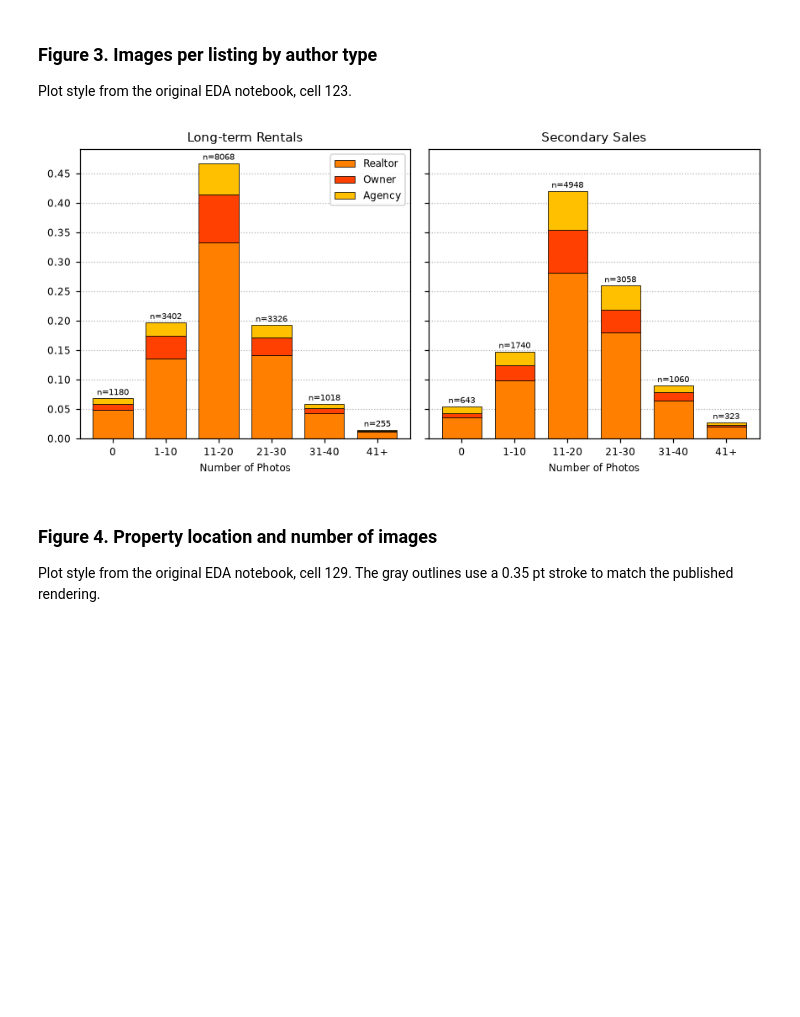
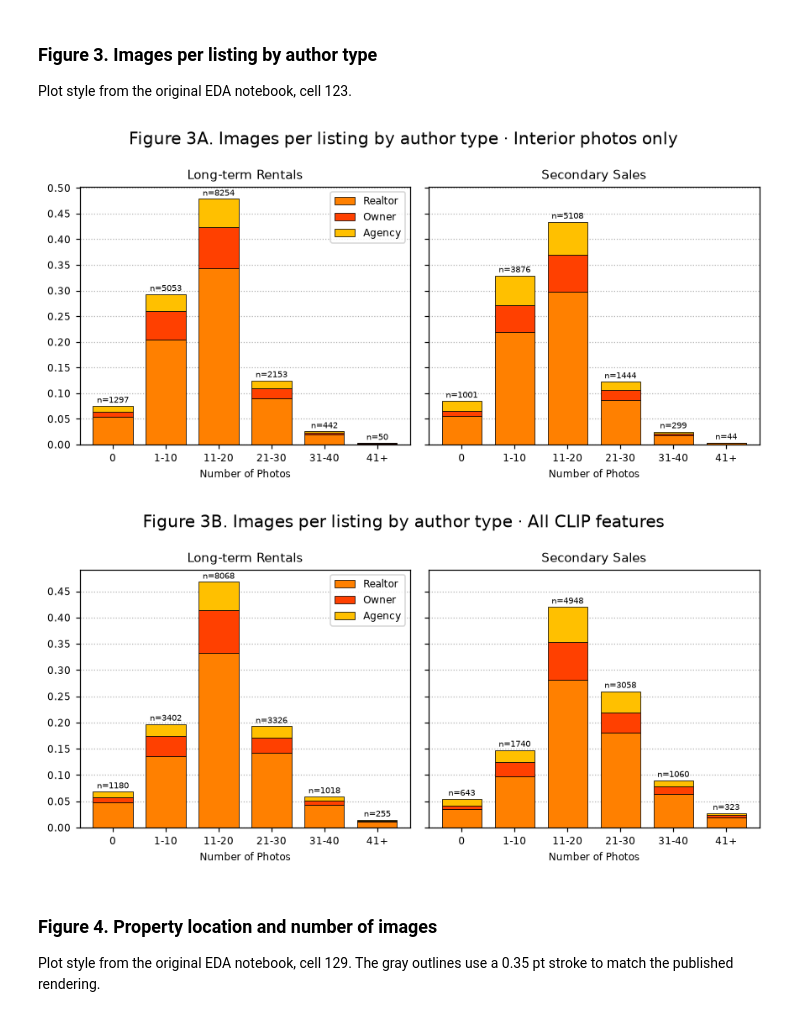
Before and after one commit to Karapsin/cian_clip_q_score, a Jupyter notebook: code/figures_and_tables/figures.ipynb, the cells around one changed output. Saved outputs shown, nothing was run; the diff lists cells and outputs as text; code cells hidden in the pictures; blank space fills up the shorter version.

```diff
--- a/code/figures_and_tables/figures.ipynb
+++ b/code/figures_and_tables/figures.ipynb
@@ -81,36 +82,40 @@ Plot style from the original EDA notebook, cell 123.
 # %%
 from matplotlib.ticker import MultipleLocator
 
 from utils.paper_data import PHOTO_BINS
 
-fig, axes = plt.subplots(1, 2, figsize=(8, 4), sharey=True)
 authors = ["Realtor", "Owner", "Agency"]
 palette = sns.color_palette("autumn", n_colors=len(authors))
 colors = [palette[1], palette[0], palette[2]]
 
-for ax, (market, title) in zip(axes, MARKETS.items()):
-    data = listings.loc[listings["deal_type"].eq(market)]
-    shares = pd.crosstab(data["link_num_categ"], data["author_cat"], normalize="all")
-    shares = shares.reindex(index=PHOTO_BINS, columns=authors, fill_value=0)
-    shares.plot(kind="bar", stacked=True, ax=ax, color=colors, width=0.75,
-                linewidth=0.5, edgecolor="black", legend=ax is axes[0])
+for variant, label in VARIANT_TITLES.items():
+    scoped = listings_for_variant(listings, variant)
+    fig, axes = plt.subplots(1, 2, figsize=(8, 4), sharey=True)
+    for ax, (market, title) in zip(axes, MARKETS.items()):
+        data = scoped.loc[scoped["deal_type"].eq(market)]
+        shares = pd.crosstab(data["link_num_categ"], data["author_cat"], normalize="all")
+        shares = shares.reindex(index=PHOTO_BINS, columns=authors, fill_value=0)
+        shares.plot(kind="bar", stacked=True, ax=ax, color=colors, width=0.75,
+                    linewidth=0.5, edgecolor="black", legend=ax is axes[0])
 
-    counts = data["link_num_categ"].value_counts().reindex(PHOTO_BINS, fill_value=0)
-    for i, (height, count) in enumerate(zip(shares.sum(axis=1), counts)):
-        ax.annotate(f"n={count}", (i, height), ha="center", va="bottom",
-                    xytext=(0, 1), textcoords="offset points", fontsize=6.5)
-    ax.set_title(title, fontsize=10)
-    ax.set_xlabel("Number of Photos", fontsize=8)
-    ax.tick_params(axis="x", rotation=0, labelsize=8)
-    ax.tick_params(axis="y", labelsize=8)
-    ax.yaxis.set_major_locator(MultipleLocator(0.05))
-    ax.set_axisbelow(True)
-    ax.grid(axis="y", linestyle=":")
-axes[0].legend(title="", fontsize=8)
-fig.tight_layout()
-save_figure(fig, figures_dir, "03")
+        counts = data["link_num_categ"].value_counts().reindex(PHOTO_BINS, fill_value=0)
+        for i, (height, count) in enumerate(zip(shares.sum(axis=1), counts)):
+            ax.annotate(f"n={count}", (i, height), ha="center", va="bottom",
+                        xytext=(0, 1), textcoords="offset points", fontsize=6.5)
+        ax.set_title(title, fontsize=10)
+        ax.set_xlabel("Number of Photos", fontsize=8)
+        ax.tick_params(axis="x", rotation=0, labelsize=8)
+        ax.tick_params(axis="y", labelsize=8)
+        ax.yaxis.set_major_locator(MultipleLocator(0.05))
+        ax.set_axisbelow(True)
+        ax.grid(axis="y", linestyle=":")
+    axes[0].legend(title="", fontsize=8)
+    fig.suptitle(f"Figure 3{variant}. {FIGURE_TITLES['03']} · {label}", fontsize=13)
+    fig.tight_layout()
+    save_figure(fig, figures_dir, f"03_{variant}")
 # %% [output]
-[figure, old version]
+[figure, new version]
+[figure, added]
 # %% [markdown]
 ### Figure 4. Property location and number of images
 
```
Also changed, not shown: parts of 4 cells of this notebook, 53 other files.
